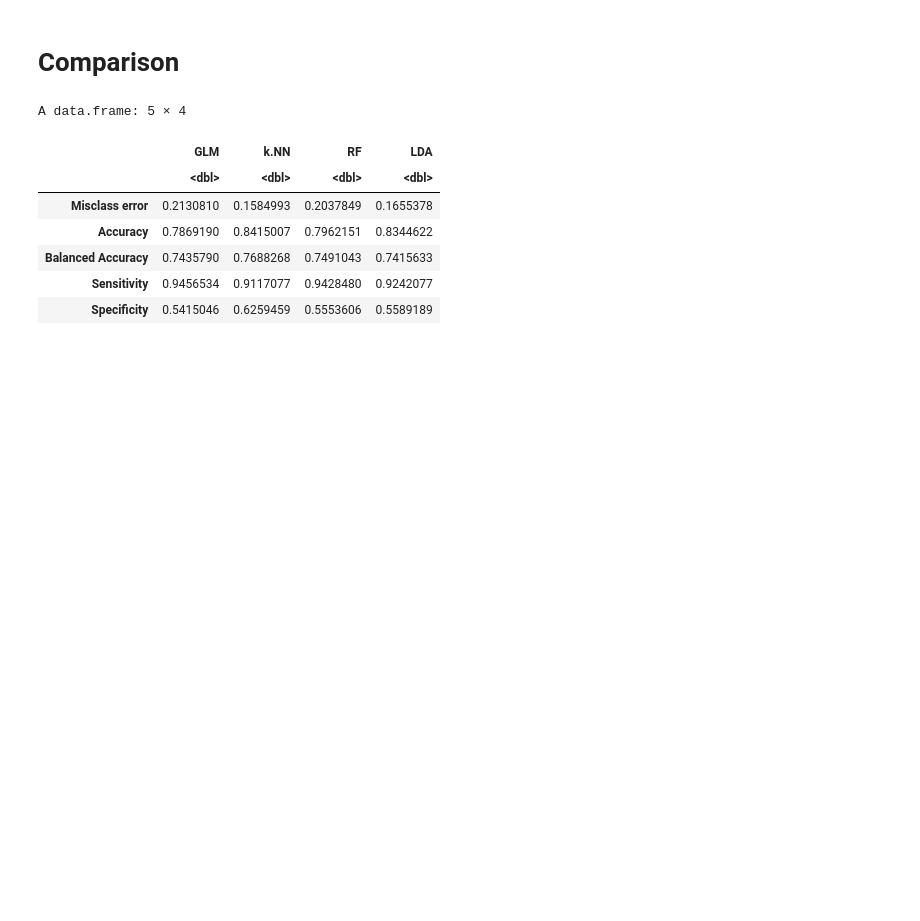
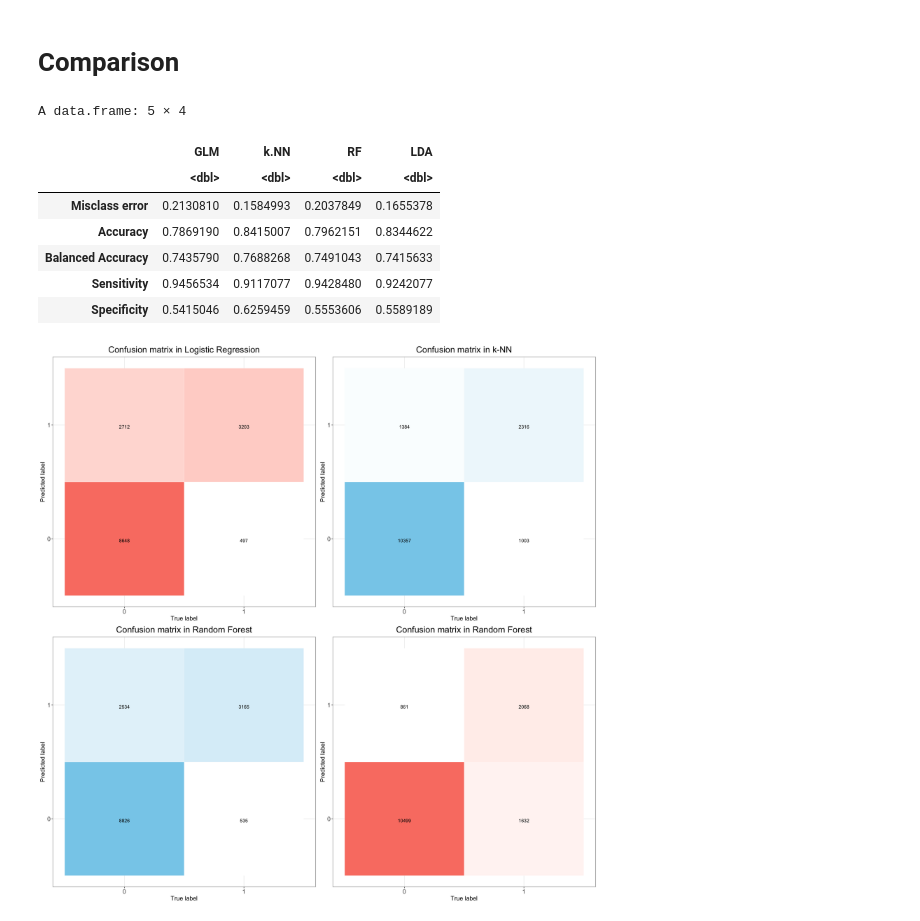
Before and after one commit to fiminka/Data-Mining-project, a Jupyter notebook: Project - first part.ipynb, the cells around one changed output. Saved outputs shown, nothing was run; the diff lists cells and outputs as text; code cells hidden in the pictures; blank space fills up the shorter version.

```diff
--- a/Project - first part.ipynb
+++ b/Project - first part.ipynb
@@ -1510,7 +1503,7 @@ A data.frame: 4 × 3
 | 0 | 1 | 2712 |
 | 1 | 1 | 3203 |
 # %%
-ggplot(data =  df.matrix.glm, mapping = aes(x = true.labels, y = predictions.glm)) +
+glm.matrix <- ggplot(data =  df.matrix.glm, mapping = aes(x = true.labels, y = predictions.glm)) +
   geom_tile(aes(fill = Freq), colour = "white") +
   geom_text(aes(label = sprintf("%1.0f", Freq)), vjust = 1) +
   scale_fill_gradient(low = "white", high = "salmon") +
@@ -1570,10 +1561,10 @@ A data.frame: 4 × 3
 | 0 | 1 | 1384 |
 | 1 | 1 | 2316 |
 # %%
-ggplot(data =  df.matrix.knn, mapping = aes(x = predicted.labels.knn.all, y = Var2)) +
+knn.matrix <- ggplot(data =  df.matrix.knn, mapping = aes(x = predicted.labels.knn.all, y = Var2)) +
   geom_tile(aes(fill = Freq), colour = "white") +
   geom_text(aes(label = sprintf("%1.0f", Freq)), vjust = 1) +
-  scale_fill_gradient(low = "white", high = "salmon") +
+  scale_fill_gradient(low = "white", high = "skyblue") +
   labs(title = "Confusion matrix in k-NN", x = "True label", y = "Predicted label", fill = "Income") +
 
   theme_bw() + theme(legend.position = "none") +
@@ -1673,10 +1662,10 @@ A data.frame: 4 × 3
 | 0 | 1 | 2534 |
 | 1 | 1 | 3165 |
 # %%
-ggplot(data =  df.matrix.rf, mapping = aes(x = true.labels, y = predictions.rf)) +
+rf.matrix <- ggplot(data =  df.matrix.rf, mapping = aes(x = true.labels, y = predictions.rf)) +
   geom_tile(aes(fill = Freq), colour = "white") +
   geom_text(aes(label = sprintf("%1.0f", Freq)), vjust = 1) +
-  scale_fill_gradient(low = "white", high = "salmon") +
+  scale_fill_gradient(low = "white", high = "skyblue") +
   labs(title = "Confusion matrix in Random Forest", x = "True label", y = "Predicted label") +
 
   theme_bw() + theme(legend.position = "none") +
@@ -1745,3 +1742,18 @@ pred.labels.lda     0     1
+# %%
+lda.matrix <- ggplot(data =  df.matrix.lda, mapping = aes(x = true.labels, y = pred.labels.lda)) +
+  geom_tile(aes(fill = Freq), colour = "white") +
+  geom_text(aes(label = sprintf("%1.0f", Freq)), vjust = 1) +
+  scale_fill_gradient(low = "white", high = "salmon") +
+  labs(title = "Confusion matrix in Random Forest", x = "True label", y = "Predicted label") +
+
+  theme_bw() + theme(legend.position = "none") +
+  theme(axis.text.x = element_text(size = 14),
+                              axis.text.y = element_text(size = 14),
+                              axis.title.x = element_text(size = 14),
+                              axis.title.y = element_text(size = 14),
+                              plot.title = element_text(hjust = 0.5, size = 20),
+                              legend.text = element_text(size = 14),
+                              legend.position="none")
 # %% [markdown]
 # Comparison
 # %%
@@ -1763,3 +1775,10 @@ A data.frame: 5 × 4
 | Balanced Accuracy | 0.7435790 | 0.7688268 | 0.7491043 | 0.7415633 |
 | Sensitivity | 0.9456534 | 0.9117077 | 0.9428480 | 0.9242077 |
 | Specificity | 0.5415046 | 0.6259459 | 0.5553606 | 0.5589189 |
+# %%
+options(repr.plot.width=18, repr.plot.height=18)
+matrixes <- plot_grid(glm.matrix, knn.matrix, rf.matrix, lda.matrix, ncol = 2, align = "h")
+matrixes
+ggsave("images/matrixes_classifiers.jpg" ,matrixes, width = 18, height = 18, units = "in", dpi = 300)
+# %% [output]
+[figure, added]
```
Also changed, not shown: parts of 12 cells of this notebook, 4 other files.
